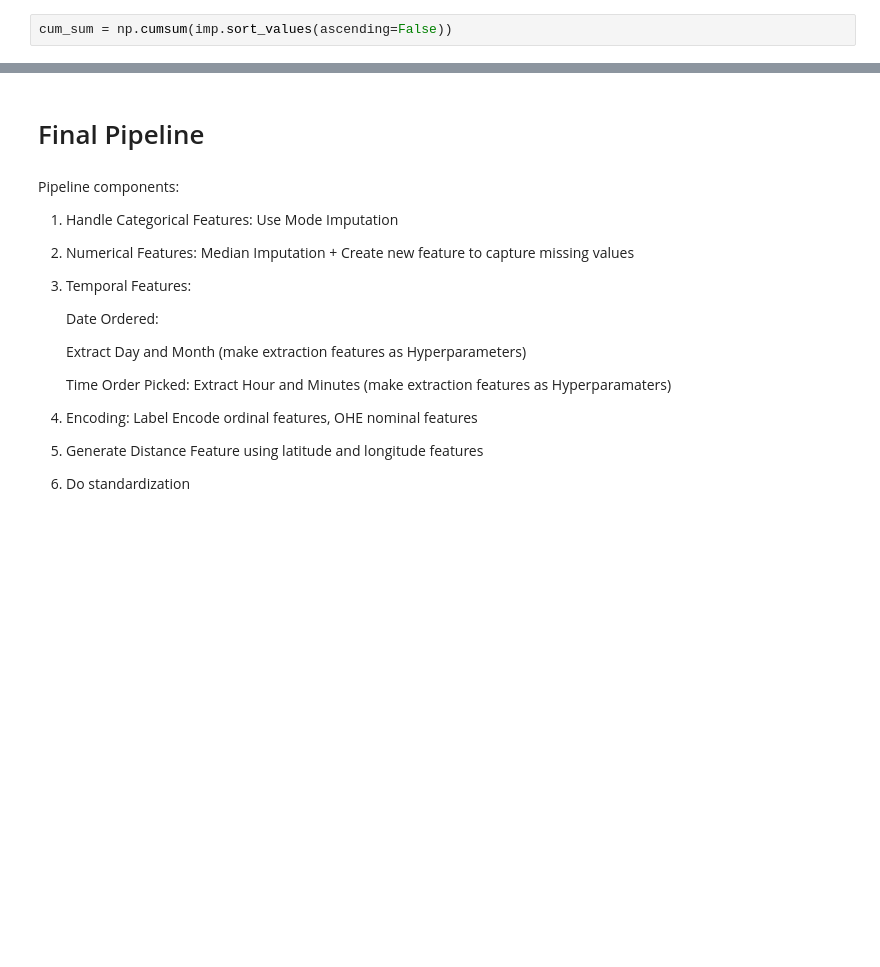
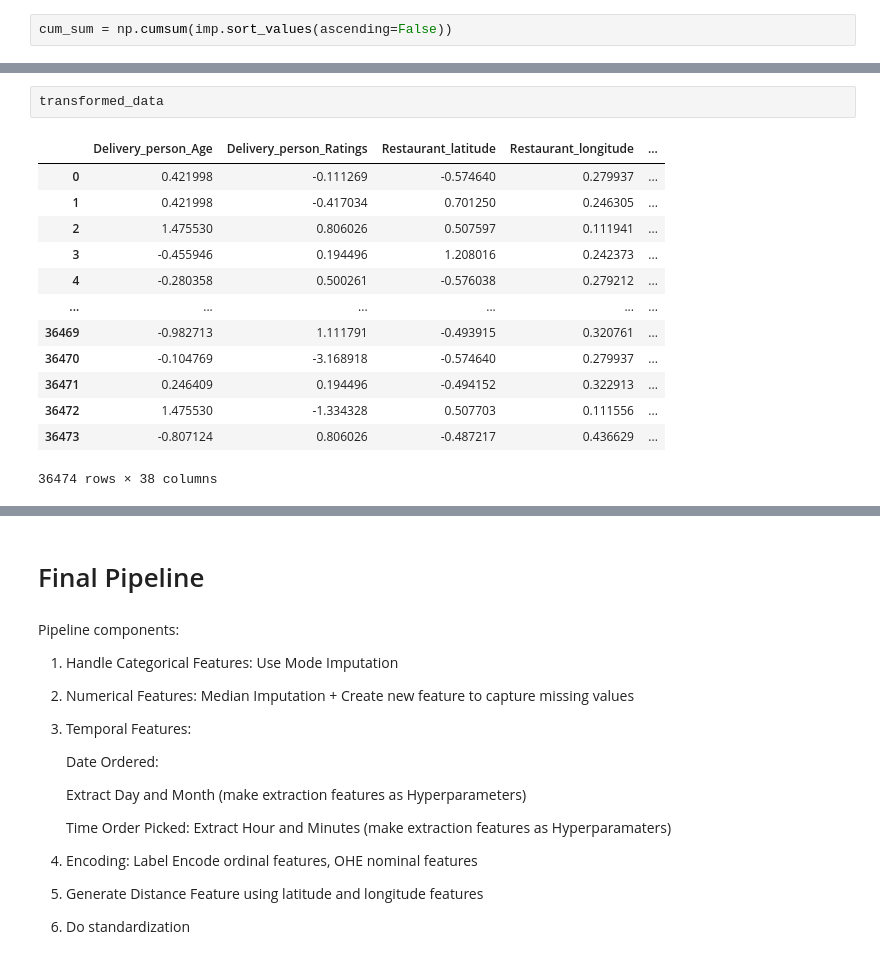
Before and after one commit to Rachinder3/ETA-for-food-deliveries-using-ML, a Jupyter notebook: notebooks/3. Feature Engineering + Feature Selection + Preprocessing Pipeline.ipynb, the cells around one changed output, grey strips where cells are left out. Saved outputs shown, nothing was run; the diff lists cells and outputs as text; blank space fills up the shorter version.

```diff
--- a/notebooks/3. Feature Engineering + Feature Selection + Preprocessing Pipeline.ipynb
+++ b/notebooks/3. Feature Engineering + Feature Selection + Preprocessing Pipeline.ipynb
@@ -818,0 +846,16 @@ dtype: float64
+# %%
+transformed_data
+# %% [output]
+|  | Delivery_person_Age | Delivery_person_Ratings | Restaurant_latitude | Restaurant_longitude | ... |
+| 0 | 0.421998 | -0.111269 | -0.574640 | 0.279937 | ... |
+| 1 | 0.421998 | -0.417034 | 0.701250 | 0.246305 | ... |
+| 2 | 1.475530 | 0.806026 | 0.507597 | 0.111941 | ... |
+| 3 | -0.455946 | 0.194496 | 1.208016 | 0.242373 | ... |
+| 4 | -0.280358 | 0.500261 | -0.576038 | 0.279212 | ... |
+| ... | ... | ... | ... | ... | ... |
+| 36469 | -0.982713 | 1.111791 | -0.493915 | 0.320761 | ... |
+| 36470 | -0.104769 | -3.168918 | -0.574640 | 0.279937 | ... |
+| 36471 | 0.246409 | 0.194496 | -0.494152 | 0.322913 | ... |
+| 36472 | 1.475530 | -1.334328 | 0.507703 | 0.111556 | ... |
+| 36473 | -0.807124 | 0.806026 | -0.487217 | 0.436629 | ... |
+36474 rows × 38 columns
```
Also changed, not shown: parts of 43 cells of this notebook, 2 other files.
